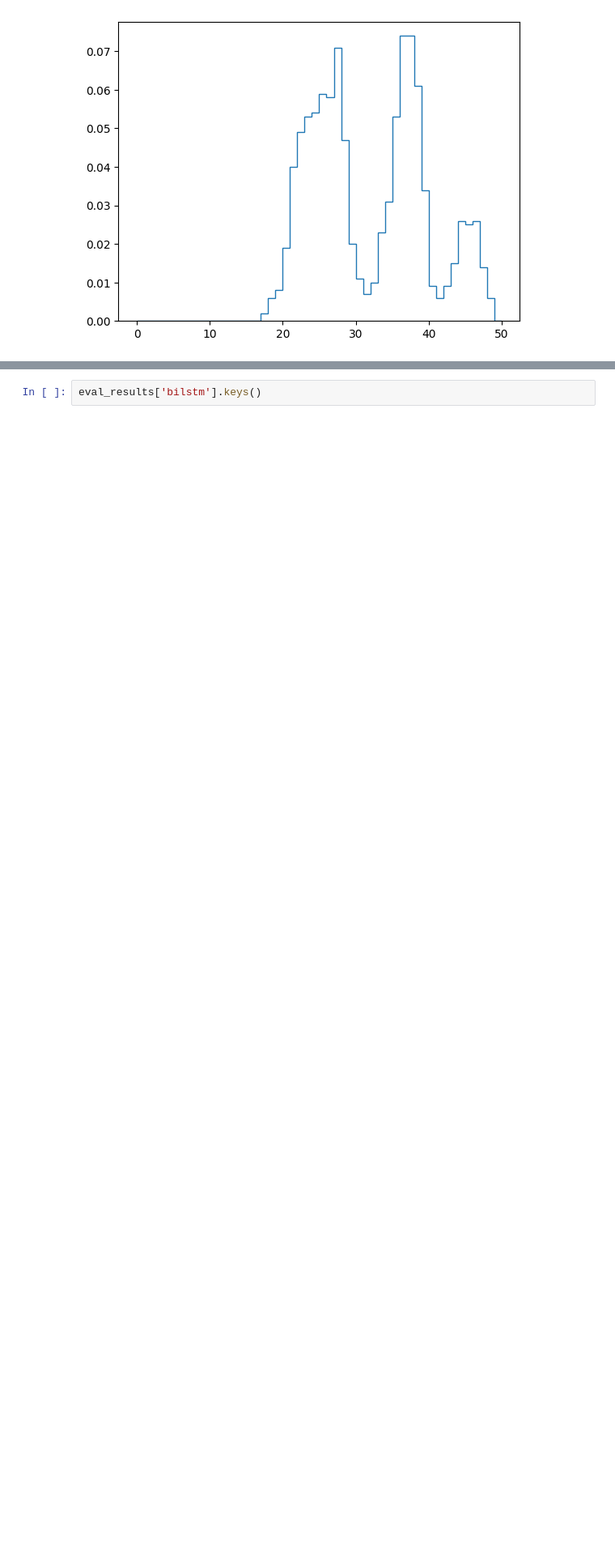
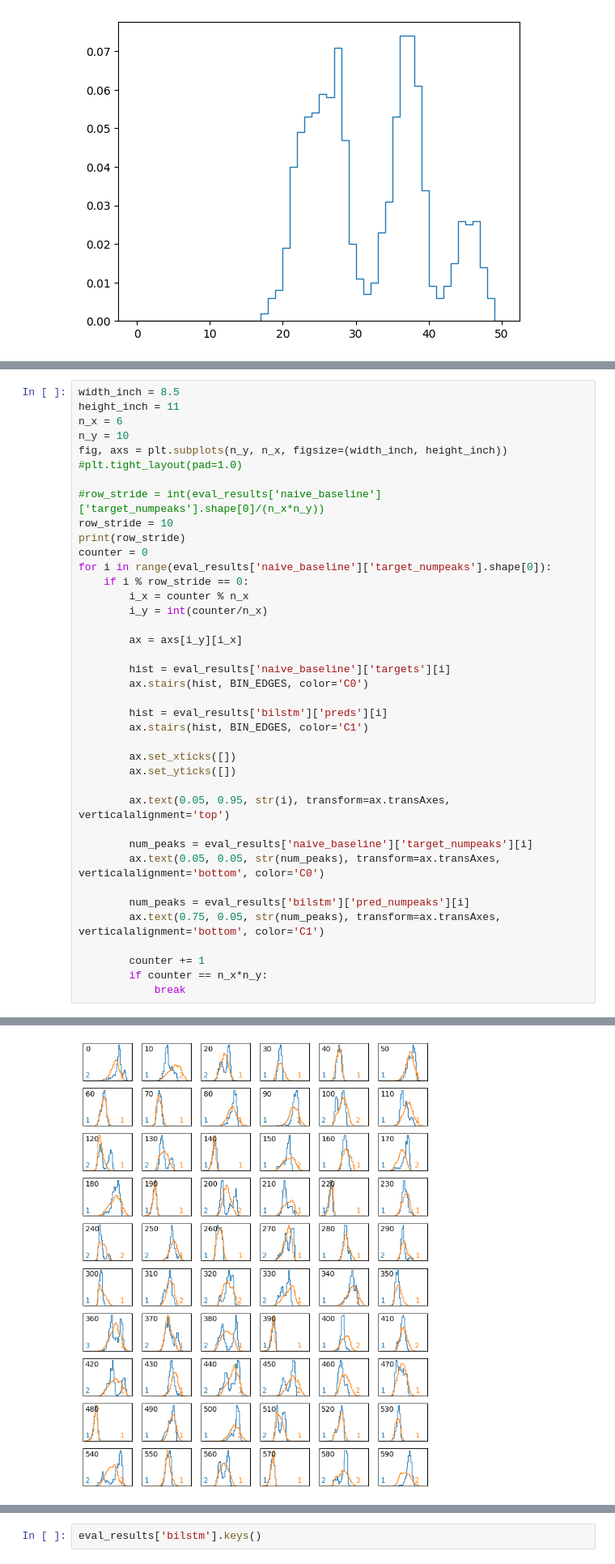
Before and after one commit to julius-2027/cs229_rna_folding, a Jupyter notebook: modular_setup_improved_optimized/model_predictions.ipynb, the cells around one changed output, grey strips where cells are left out. Shown at 81% size. Drawn from its saved outputs; the diff is of its cells as text; blank space fills up the shorter version.

```diff
--- a/modular_setup_improved_optimized/model_predictions.ipynb
+++ b/modular_setup_improved_optimized/model_predictions.ipynb
@@ -1535,0 +1675,40 @@ loc_rna_fm 0.8810198300283286 0.021352313167259787 0.42985487214927437 0.1764705
+# %%
+width_inch = 8.5
+height_inch = 11
+n_x = 6
+n_y = 10
+fig, axs = plt.subplots(n_y, n_x, figsize=(width_inch, height_inch))
+#plt.tight_layout(pad=1.0)
+
+#row_stride = int(eval_results['naive_baseline']['target_numpeaks'].shape[0]/(n_x*n_y))
+row_stride = 10
+print(row_stride)
+counter = 0
+for i in range(eval_results['naive_baseline']['target_numpeaks'].shape[0]):
+    if i % row_stride == 0:
+        i_x = counter % n_x
+        i_y = int(counter/n_x)
+
+        ax = axs[i_y][i_x]
+
+        hist = eval_results['naive_baseline']['targets'][i]
+        ax.stairs(hist, BIN_EDGES, color='C0')
+
+        hist = eval_results['bilstm']['preds'][i]
+        ax.stairs(hist, BIN_EDGES, color='C1')
+
+        ax.set_xticks([])
+        ax.set_yticks([])
+
+        ax.text(0.05, 0.95, str(i), transform=ax.transAxes, verticalalignment='top')
+
+        num_peaks = eval_results['naive_baseline']['target_numpeaks'][i]
+        ax.text(0.05, 0.05, str(num_peaks), transform=ax.transAxes, verticalalignment='bottom', color='C0')
+
+        num_peaks = eval_results['bilstm']['pred_numpeaks'][i]
+        ax.text(0.75, 0.05, str(num_peaks), transform=ax.transAxes, verticalalignment='bottom', color='C1')
+
+        counter += 1
+        if counter == n_x*n_y:
+            break
+# %% [output]
@@ -1535,0 +1716 @@ loc_rna_fm 0.8810198300283286 0.021352313167259787 0.42985487214927437 0.1764705
+[figure, added]
```
Also changed, not shown: parts of 52 cells of this notebook, 1 other file.
